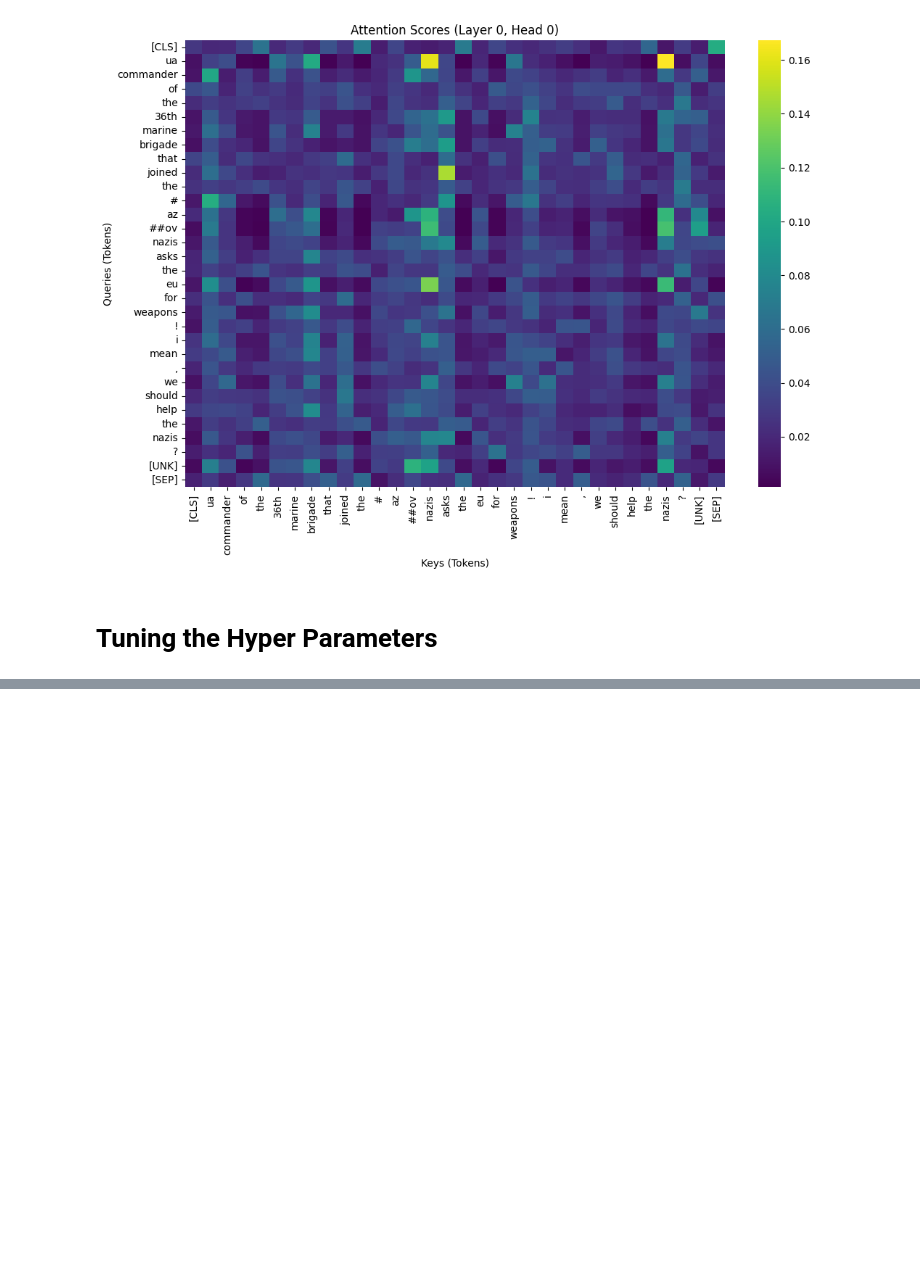
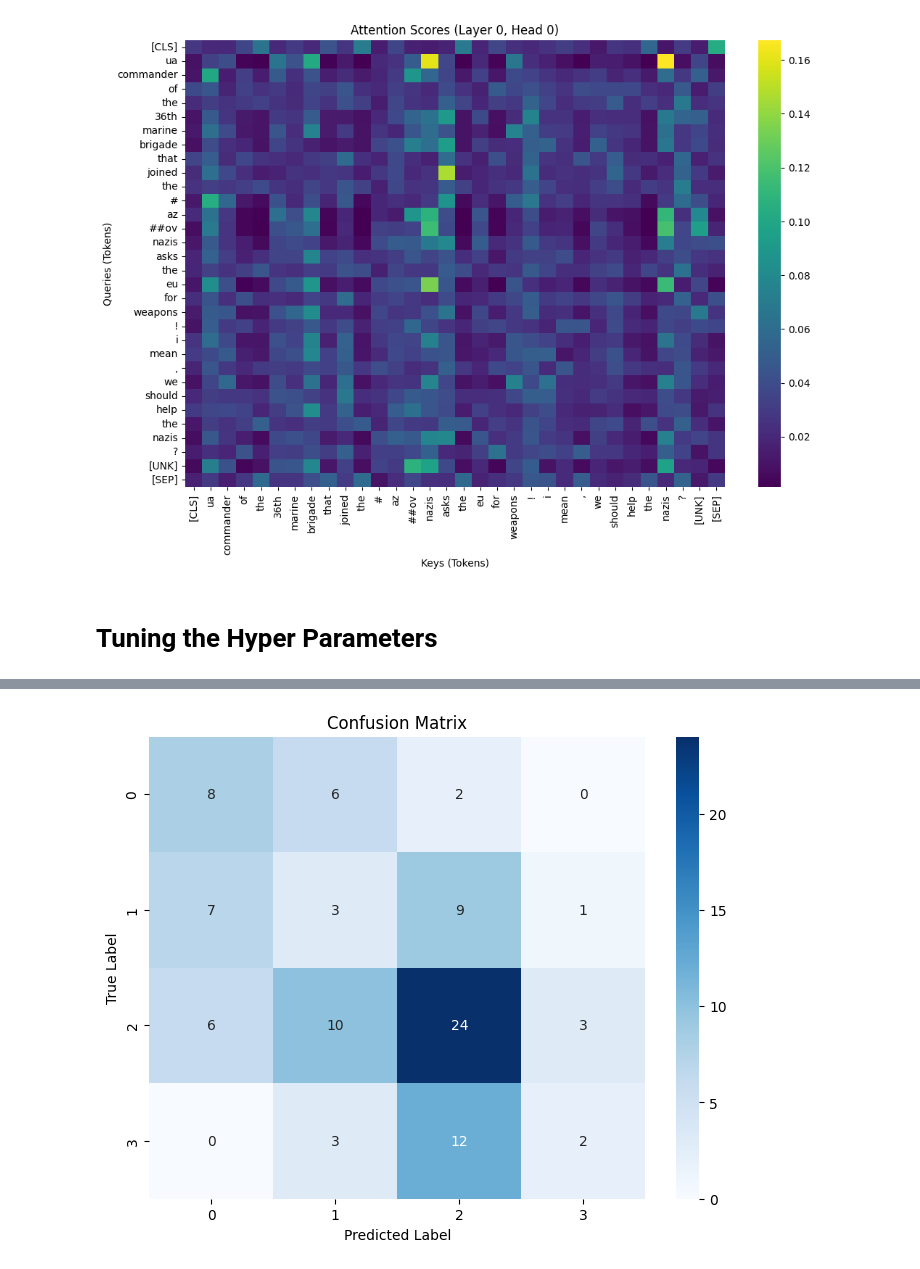
Before and after one commit to Susena-V/NLP_Misinformation, a Jupyter notebook: Final_BERT.ipynb, the cells around one changed output, grey strips where cells are left out. Cells and saved outputs as stored; diff of their text form; code cells hidden in the pictures; blank space fills up the shorter version.

```diff
--- a/Final_BERT.ipynb
+++ b/Final_BERT.ipynb
@@ -720,0 +810,3 @@ def train_with_early_stopping(model, train_loader, val_loader, optimizer, criter
+# %%
+# Load the best model
+hyperparam_finetuned_model.load_state_dict(torch.load('checkpoint.pth'))
@@ -720,0 +839,5 @@ def train_with_early_stopping(model, train_loader, val_loader, optimizer, criter
+# %%
+# Train SVM classifier
+print("Training SVM...")
+clf = SVC(kernel='linear')
+clf.fit(X_train_embeddings, y_train)
@@ -720,0 +847,7 @@ def train_with_early_stopping(model, train_loader, val_loader, optimizer, criter
+# %%
+# Evaluate SVM
+y_pred = clf.predict(X_test_embeddings)
+accuracy = accuracy_score(y_test, y_pred)
+print(f"Accuracy: {accuracy * 100:.2f}%")
+print("Classification Report:")
+print(classification_report(y_test, y_pred))
@@ -721,29 +867,11 @@ def train_with_early_stopping(model, train_loader, val_loader, optimizer, criter
 # %%
-def evaluate_model(model, test_loader, device):
-    model.eval()
-    all_preds = []
-    all_labels = []
-    with torch.no_grad():
-        for batch in test_loader:
-            input_ids = batch['input_ids'].to(device)
-            attention_mask = batch['attention_mask'].to(device)
-            labels = batch['label'].to(device)
-
-            outputs = model(input_ids, attention_mask)
-            predictions = torch.argmax(outputs, dim=1)
-            all_preds.extend(predictions.cpu().numpy())
-            all_labels.extend(labels.cpu().numpy())
-
-    accuracy = accuracy_score(all_labels, all_preds)
-    print(f"Test Accuracy: {accuracy * 100:.2f}%")
-    print("Classification Report:")
-    print(classification_report(all_labels, all_preds))
-
-    # Confusion matrix
-    cm = confusion_matrix(all_labels, all_preds)
-    plt.figure(figsize=(8, 6))
-    sns.heatmap(cm, annot=True, fmt='d', cmap='Blues')
-    plt.title('Confusion Matrix')
-    plt.xlabel('Predicted Label')
-    plt.ylabel('True Label')
-    plt.show()
+# Confusion matrix
+cm = confusion_matrix(y_test, y_pred)
+plt.figure(figsize=(8, 6))
+sns.heatmap(cm, annot=True, fmt='d', cmap='Blues')
+plt.title('Confusion Matrix')
+plt.xlabel('Predicted Label')
+plt.ylabel('True Label')
+plt.show()
+# %% [output]
+[figure, added]
```
Also changed, not shown: parts of 22 cells of this notebook.
